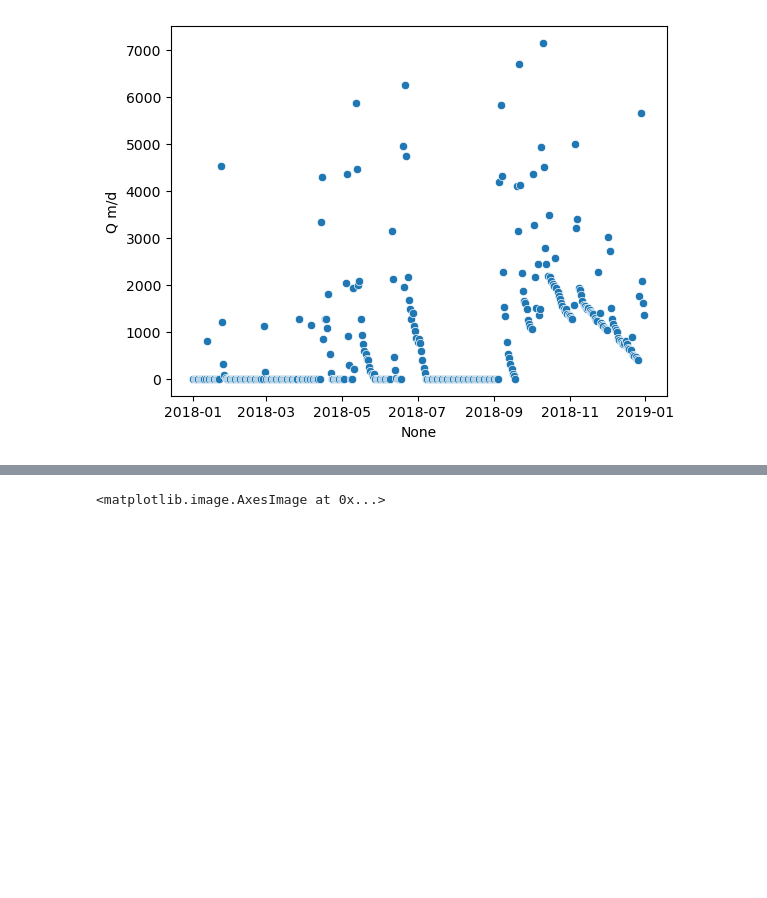
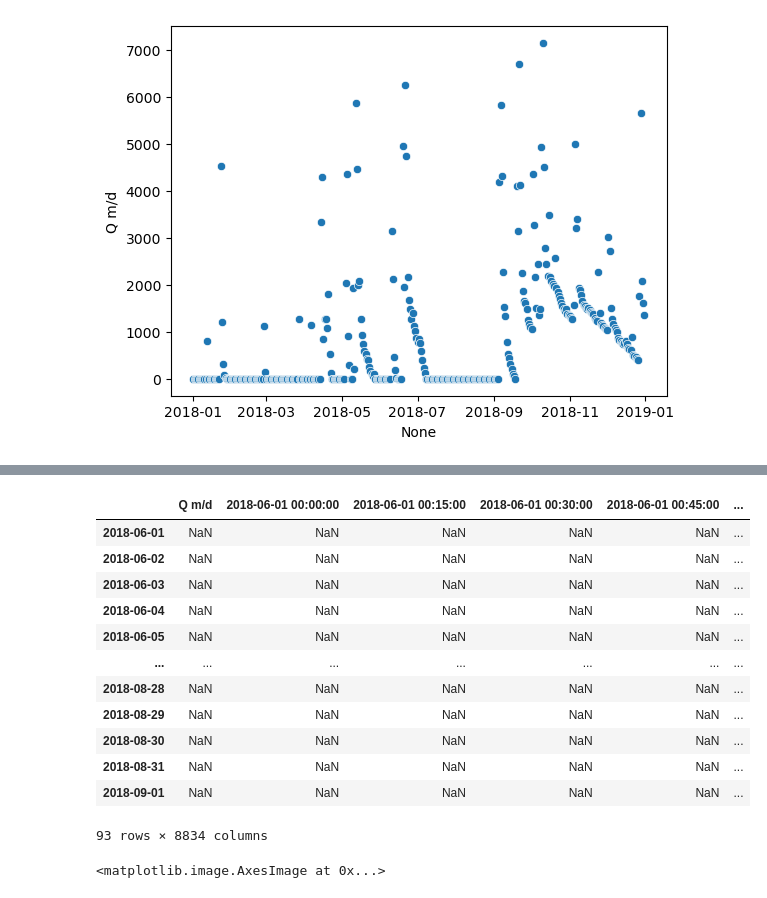
Before and after one commit to jhuang523/UMNBearSpring, a Jupyter notebook: EPM/transient/EPM.ipynb, the cells around one changed output, grey strips where cells are left out. Drawn from its saved outputs; the diff is of its cells as text; code cells hidden in the pictures; blank space fills up the shorter version.

```diff
--- a/EPM/transient/EPM.ipynb
+++ b/EPM/transient/EPM.ipynb
@@ -289,3 +301,19 @@ sns.scatterplot(bs_q_timeseries, x = bs_q_timeseries.index, y = bs_q_timeseries[
+# %%
+bs_cal.get_residual(bs_q_timeseries[(bs_q_timeseries.index >= '06-01-2018') & (bs_q_timeseries.index <= '09-01-2018') ])
+# %% [output]
+|  | Q m/d | 2018-06-01 00:00:00 | 2018-06-01 00:15:00 | 2018-06-01 00:30:00 | 2018-06-01 00:45:00 | ... |
+| 2018-06-01 | NaN | NaN | NaN | NaN | NaN | ... |
+| 2018-06-02 | NaN | NaN | NaN | NaN | NaN | ... |
+| 2018-06-03 | NaN | NaN | NaN | NaN | NaN | ... |
+| 2018-06-04 | NaN | NaN | NaN | NaN | NaN | ... |
+| 2018-06-05 | NaN | NaN | NaN | NaN | NaN | ... |
+| ... | ... | ... | ... | ... | ... | ... |
+| 2018-08-28 | NaN | NaN | NaN | NaN | NaN | ... |
+| 2018-08-29 | NaN | NaN | NaN | NaN | NaN | ... |
+| 2018-08-30 | NaN | NaN | NaN | NaN | NaN | ... |
+| 2018-08-31 | NaN | NaN | NaN | NaN | NaN | ... |
+| 2018-09-01 | NaN | NaN | NaN | NaN | NaN | ... |
+93 rows × 8834 columns
 # %%
 plt.imshow(test.check_head_above_land_surface('bool'))
 # %% [output]
```
Also changed, not shown: parts of 5 cells of this notebook, 3 other files.
